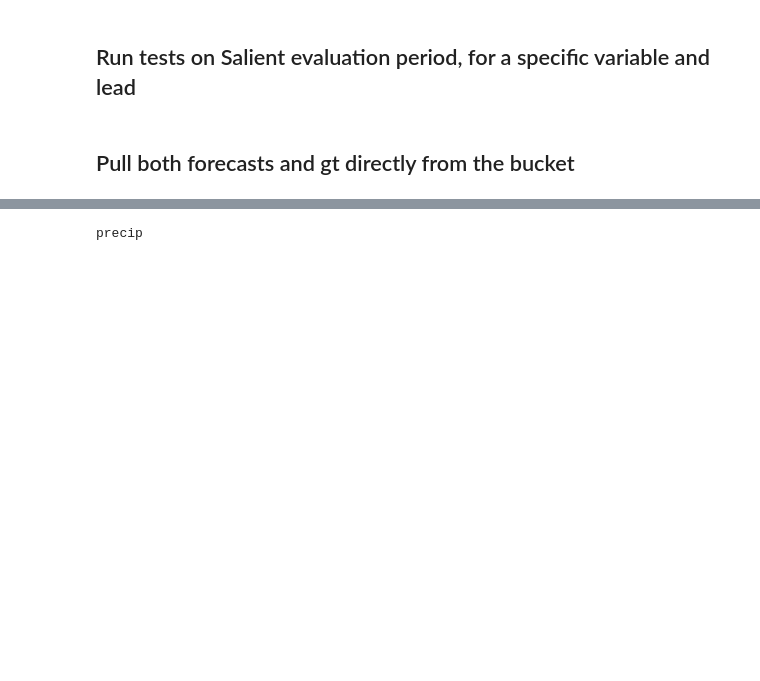
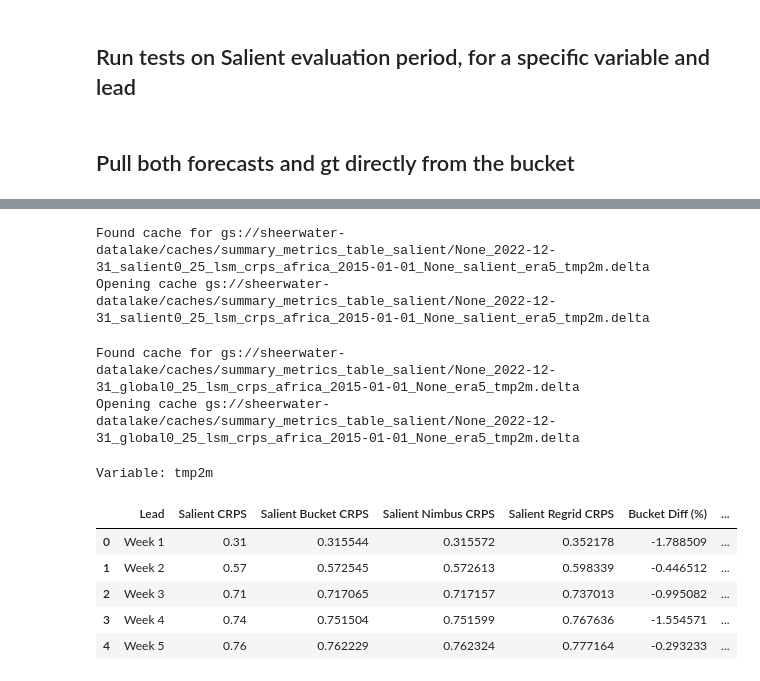
Before and after one commit to rhiza-research/sheerwater-benchmarking, a Jupyter notebook: salient_scripts/simple_salient_validation_exercise.ipynb, the cells around one changed output, grey strips where cells are left out. Saved outputs shown, nothing was run; the diff lists cells and outputs as text; code cells hidden in the pictures; blank space fills up the shorter version.

```diff
--- a/salient_scripts/simple_salient_validation_exercise.ipynb
+++ b/salient_scripts/simple_salient_validation_exercise.ipynb
@@ -189,4 +153,50 @@ precip sub-seasonal clim
 # %%
-print(var)
+skill_summ['Salient Bucket CRPS'] = met_df.values
+skill_summ['Bucket Diff (%)'] = 100 * (skill_summ['Salient CRPS'] - skill_summ['Salient Bucket CRPS']) /  skill_summ['Salient CRPS']
-# %% [output]
-precip
+# %%
+# Get value from our cached table [should match exactly for week 3]
+tab = summary_metrics_table_salient(start_time, end_time, variable,
+                           truth='salient_era5', metric=metric,
+                           grid='salient0_25', mask='lsm', region="africa")
+tab = tab.set_index('forecast')
+# Divide by 7, to convert weekly totals to daily averages
+if variable == 'precip':
+    div = 7.
+else:
+    div = 1.
+tab = (tab[['week1', 'week2', 'week3', 'week4', 'week5']] / div).T
+# %% [output]
+Found cache for gs://sheerwater-datalake/caches/summary_metrics_table_salient/None_2022-12-31_salient0_25_lsm_crps_africa_2015-01-01_None_salient_era5_tmp2m.delta
+Opening cache gs://sheerwater-datalake/caches/summary_metrics_table_salient/None_2022-12-31_salient0_25_lsm_crps_africa_2015-01-01_None_salient_era5_tmp2m.delta
+# %%
+skill_summ['Salient Nimbus CRPS'] = tab['salient'].values
+skill_summ['Nimbus Diff (%)'] = 100. * (skill_summ['Salient CRPS'] - skill_summ['Salient Nimbus CRPS']) /  skill_summ['Salient CRPS']
+# %%
+# Get value from our cached table [should match exactly for week 3]
+tab_regrid = summary_metrics_table_salient(start_time, end_time, variable,
+                           truth='era5', metric=metric,
+                           grid='global0_25', mask='lsm', region="africa")
+tab_regrid = tab_regrid.set_index('forecast')
+# Divide by 7, to convert weekly totals to daily averages
+if variable == 'precip':
+    div = 7.
+else:
+    div = 1.
+tab_regrid = (tab_regrid[['week1', 'week2', 'week3', 'week4', 'week5']] / div).T
+# %% [output]
+Found cache for gs://sheerwater-datalake/caches/summary_metrics_table_salient/None_2022-12-31_global0_25_lsm_crps_africa_2015-01-01_None_era5_tmp2m.delta
+Opening cache gs://sheerwater-datalake/caches/summary_metrics_table_salient/None_2022-12-31_global0_25_lsm_crps_africa_2015-01-01_None_era5_tmp2m.delta
+# %%
+skill_summ['Salient Regrid CRPS'] = tab_regrid['salient'].values
+skill_summ['Regrid Diff (%)'] = 100. * (skill_summ['Salient CRPS'] - skill_summ['Salient Regrid CRPS']) /  skill_summ['Salient CRPS']
+# %%
+print('Variable:', variable)
+skill_summ[['Lead', 'Salient CRPS',  'Salient Bucket CRPS', 'Salient Nimbus CRPS', 'Salient Regrid CRPS', 'Bucket Diff (%)', 'Nimbus Diff (%)', 'Regrid Diff (%)']]
+# %% [output]
+Variable: tmp2m
+|  | Lead | Salient CRPS | Salient Bucket CRPS | Salient Nimbus CRPS | Salient Regrid CRPS | Bucket Diff (%) | ... |
+| 0 | Week 1 | 0.31 | 0.315544 | 0.315572 | 0.352178 | -1.788509 | ... |
+| 1 | Week 2 | 0.57 | 0.572545 | 0.572613 | 0.598339 | -0.446512 | ... |
+| 2 | Week 3 | 0.71 | 0.717065 | 0.717157 | 0.737013 | -0.995082 | ... |
+| 3 | Week 4 | 0.74 | 0.751504 | 0.751599 | 0.767636 | -1.554571 | ... |
+| 4 | Week 5 | 0.76 | 0.762229 | 0.762324 | 0.777164 | -0.293233 | ... |
```
Also changed, not shown: parts of 11 cells of this notebook, 1 other file.
